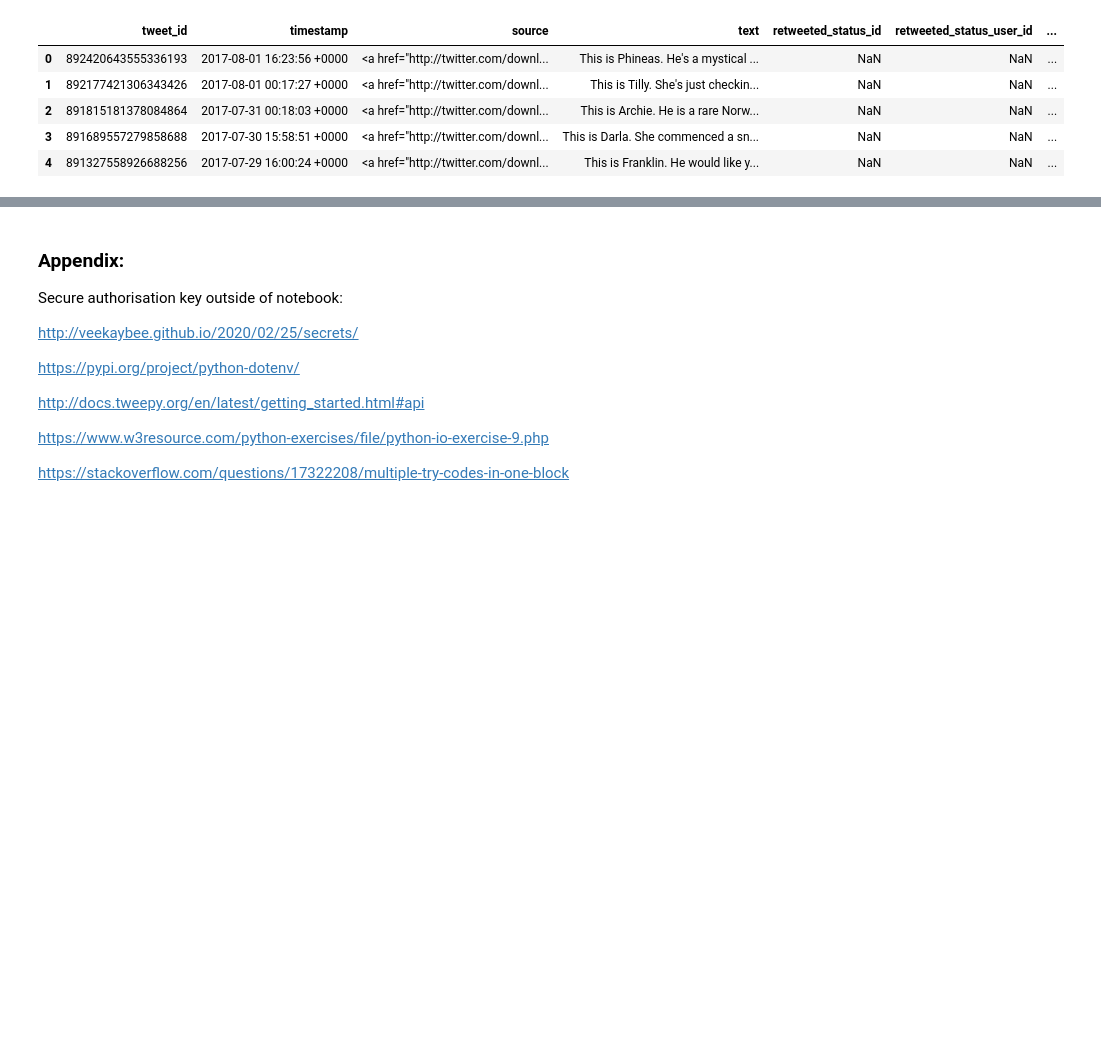
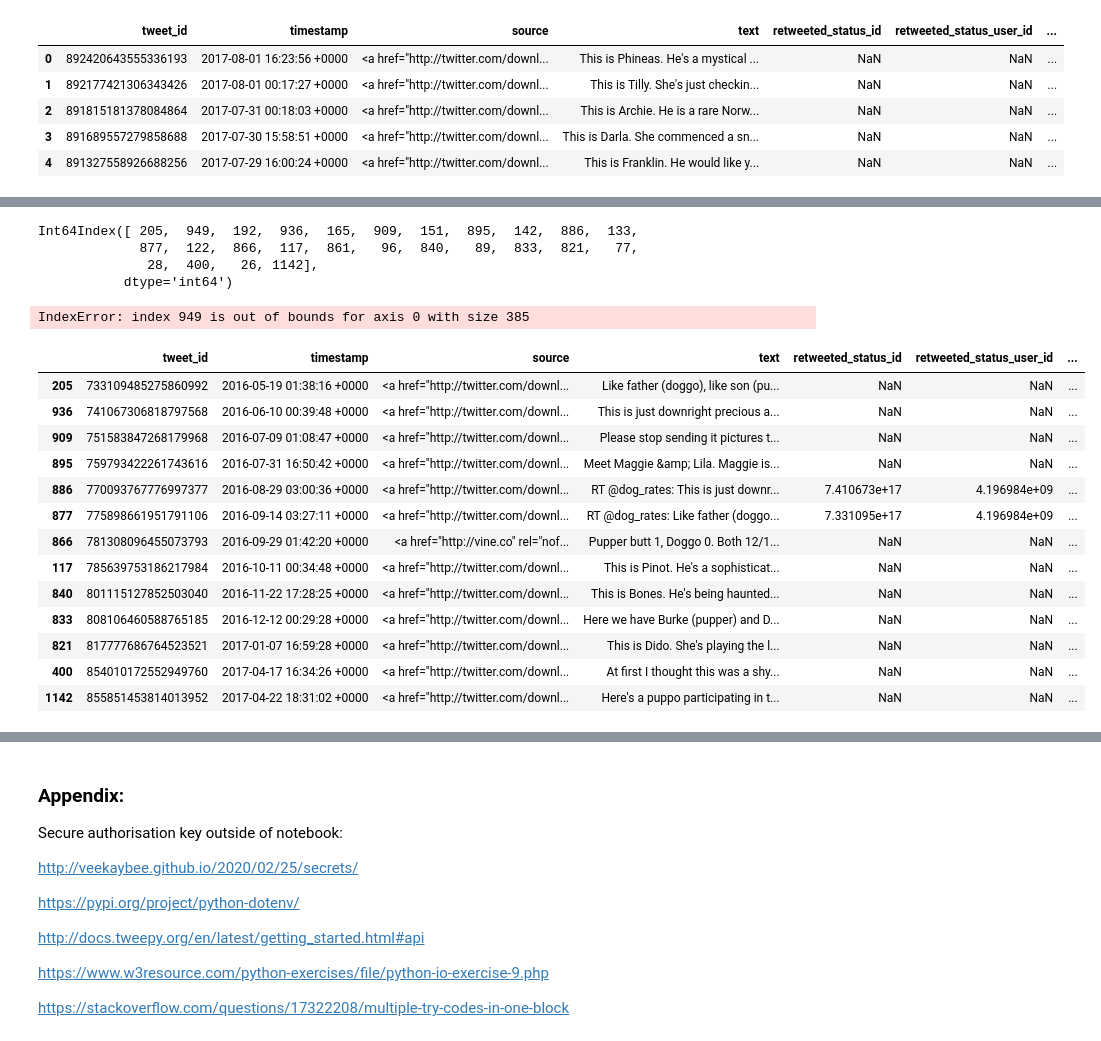
Before and after one commit to ChrisShuttle/Udacity_DAND_Project4_DataWrangling, a Jupyter notebook: project4_twitter_data_wrangling_and_analysis.ipynb, the cells around one changed output, grey strips where cells are left out. Cells and saved outputs as stored; diff of their text form; code cells hidden in the pictures; blank space fills up the shorter version.

```diff
--- a/project4_twitter_data_wrangling_and_analysis.ipynb
+++ b/project4_twitter_data_wrangling_and_analysis.ipynb
@@ -778,0 +794,2 @@ df_ta.head()
+# %%
+df_ta = pd.merge(df_ta, df_json, how='left', on='tweet_id')
@@ -778,0 +836,11 @@ df_ta.head()
+# %%
+df_ta_dog_age = df_ta.query('doggo == "doggo" or floofer == "floofer" or pupper =="pupper" or puppo =="puppo" ')
+df_ta_dog_age = df_ta_dog_age.melt(id_vars=['tweet_id', 'timestamp', 'source', 'text', 'retweeted_status_id', 'retweeted_status_user_id','retweeted_status_timestamp', 'expanded_urls', 'rating_numerator', 'rating_denominator', \
+            'name', 'jpg_url', 'img_num', 'dog_type', 'favorite_count', 'retweet_count', 'hashtags', 'jpg_url_json', 'expanded_url'], var_name='dog_age_category', value_name='dog_age')
+# %%
+##Delete extra rows generated by melt to keep only the ones that have a dog_age value
+df_ta_dog_age.query('tweet_id == 890240255349198849')
+df_ta_dog_age = df_ta_dog_age.query('dog_age != "None"')
+df_ta_dog_age
+##delete dog_age column as dog_age_category has all the information that we need
+df_ta_dog_age.drop(columns = 'dog_age', inplace = True)
@@ -778,0 +886,41 @@ df_ta.head()
+# %%
+df_ta_dog_age.query('tweet_id in @tweet_ids_with_two_dog_cats').sort_values('tweet_id').index
+# %% [output]
+Int64Index([ 205,  949,  192,  936,  165,  909,  151,  895,  142,  886,  133,
+             877,  122,  866,  117,  861,   96,  840,   89,  833,  821,   77,
+              28,  400,   26, 1142],
+           dtype='int64')
+# %%
+###Need to drop from the original table df_ta !!!
+##Rows to delete as they are the wrong category for this dog or because there are two dogs and two categories, so one is being deleted:
+df_ta_dog_age = df_ta_dog_age.drop([df_ta_dog_age.index[949], df_ta_dog_age.index[192], df_ta_dog_age.index[165], df_ta_dog_age.index[151], df_ta_dog_age.index[142] \
+                                    , df_ta_dog_age.index[133], df_ta_dog_age.index[122], df_ta_dog_age.index[861], df_ta_dog_age.index[96], df_ta_dog_age.index[89] \
+                                    , df_ta_dog_age.index[77], df_ta_dog_age.index[28], df_ta_dog_age.index[26]])
+
+#Rows to update - for all the tweets with two dogs, the dog_age_category is being set to "":
+df_ta_dog_age.loc[205,'dog_age_category'] = ''
+df_ta_dog_age.loc[936,'dog_age_category'] = ''
+df_ta_dog_age.loc[909,'dog_age_category'] = '' # delete this as there is no dog on this?
+df_ta_dog_age.loc[895,'dog_age_category'] = ''
+df_ta_dog_age.loc[886,'dog_age_category'] = ''
+df_ta_dog_age.loc[877,'dog_age_category'] = ''
+df_ta_dog_age.loc[833,'dog_age_category'] = ''
+# %% [output]
+IndexError: index 949 is out of bounds for axis 0 with size 385
+# %%
+df_ta_dog_age.query('tweet_id in @tweet_ids_with_two_dog_cats').sort_values('tweet_id')
+# %% [output]
+|  | tweet_id | timestamp | source | text | retweeted_status_id | retweeted_status_user_id | ... |
+| 205 | 733109485275860992 | 2016-05-19 01:38:16 +0000 | <a href="http://twitter.com/downl... | Like father (doggo), like son (pu... | NaN | NaN | ... |
+| 936 | 741067306818797568 | 2016-06-10 00:39:48 +0000 | <a href="http://twitter.com/downl... | This is just downright precious a... | NaN | NaN | ... |
+| 909 | 751583847268179968 | 2016-07-09 01:08:47 +0000 | <a href="http://twitter.com/downl... | Please stop sending it pictures t... | NaN | NaN | ... |
+| 895 | 759793422261743616 | 2016-07-31 16:50:42 +0000 | <a href="http://twitter.com/downl... | Meet Maggie &amp; Lila. Maggie is... | NaN | NaN | ... |
+| 886 | 770093767776997377 | 2016-08-29 03:00:36 +0000 | <a href="http://twitter.com/downl... | RT @dog_rates: This is just downr... | 7.410673e+17 | 4.196984e+09 | ... |
+| 877 | 775898661951791106 | 2016-09-14 03:27:11 +0000 | <a href="http://twitter.com/downl... | RT @dog_rates: Like father (doggo... | 7.331095e+17 | 4.196984e+09 | ... |
+| 866 | 781308096455073793 | 2016-09-29 01:42:20 +0000 | <a href="http://vine.co" rel="nof... | Pupper butt 1, Doggo 0. Both 12/1... | NaN | NaN | ... |
+| 117 | 785639753186217984 | 2016-10-11 00:34:48 +0000 | <a href="http://twitter.com/downl... | This is Pinot. He's a sophisticat... | NaN | NaN | ... |
+| 840 | 801115127852503040 | 2016-11-22 17:28:25 +0000 | <a href="http://twitter.com/downl... | This is Bones. He's being haunted... | NaN | NaN | ... |
+| 833 | 808106460588765185 | 2016-12-12 00:29:28 +0000 | <a href="http://twitter.com/downl... | Here we have Burke (pupper) and D... | NaN | NaN | ... |
+| 821 | 817777686764523521 | 2017-01-07 16:59:28 +0000 | <a href="http://twitter.com/downl... | This is Dido. She's playing the l... | NaN | NaN | ... |
+| 400 | 854010172552949760 | 2017-04-17 16:34:26 +0000 | <a href="http://twitter.com/downl... | At first I thought this was a shy... | NaN | NaN | ... |
+| 1142 | 855851453814013952 | 2017-04-22 18:31:02 +0000 | <a href="http://twitter.com/downl... | Here's a puppo participating in t... | NaN | NaN | ... |
```
Also changed, not shown: parts of 21 cells of this notebook.
